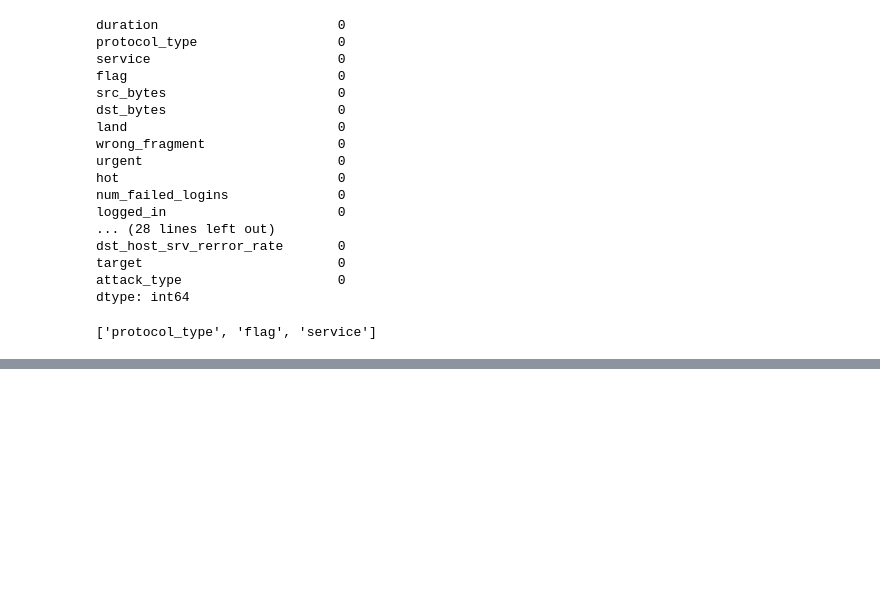
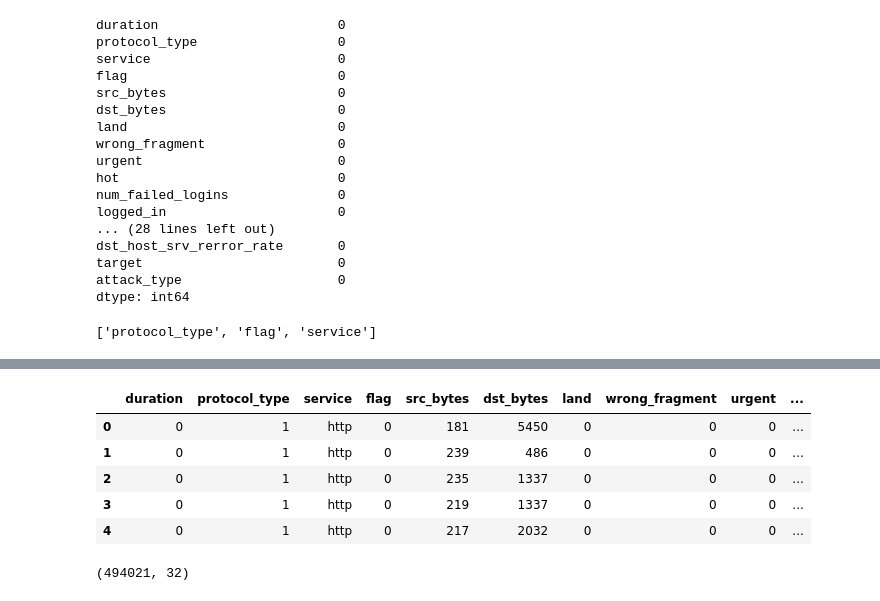
Before and after one commit to divyanshu1610/network-intrusion-detection-project, a Jupyter notebook: network_intrusion_detection_project.ipynb, the cells around one changed output, grey strips where cells are left out. Cells and saved outputs as stored; diff of their text form; code cells hidden in the pictures; blank space fills up the shorter version.

```diff
--- a/network_intrusion_detection_project.ipynb
+++ b/network_intrusion_detection_project.ipynb
@@ -164,0 +242,32 @@ CATEGORICAL FEATURES DISTRIBUTION
+# %%
+#This variable is highly correlated with num_compromised and should be ignored for analysis.
+#(Correlation = 0.9938277978738366)
+dataset.drop('num_root',axis = 1,inplace = True)
+
+#This variable is highly correlated with serror_rate and should be ignored for analysis.
+#(Correlation = 0.9983615072725952)
+dataset.drop('srv_serror_rate',axis = 1,inplace = True)
+
+#This variable is highly correlated with rerror_rate and should be ignored for analysis.
+#(Correlation = 0.9947309539817937)
+dataset.drop('srv_rerror_rate',axis = 1, inplace=True)
+
+#This variable is highly correlated with srv_serror_rate and should be ignored for analysis.
+#(Correlation = 0.9993041091850098)
+dataset.drop('dst_host_srv_serror_rate',axis = 1, inplace=True)
+
+#This variable is highly correlated with rerror_rate and should be ignored for analysis.
+#(Correlation = 0.9869947924956001)
+dataset.drop('dst_host_serror_rate',axis = 1, inplace=True)
+
+#This variable is highly correlated with srv_rerror_rate and should be ignored for analysis.
+#(Correlation = 0.9821663427308375)
+dataset.drop('dst_host_rerror_rate',axis = 1, inplace=True)
+
+#This variable is highly correlated with rerror_rate and should be ignored for analysis.
+#(Correlation = 0.9851995540751249)
+dataset.drop('dst_host_srv_rerror_rate',axis = 1, inplace=True)
+
+#This variable is highly correlated with srv_rerror_rate and should be ignored for analysis.
+#(Correlation = 0.9865705438845669)
+dataset.drop('dst_host_same_srv_rate',axis = 1, inplace=True)
@@ -164,0 +331,4 @@ CATEGORICAL FEATURES DISTRIBUTION
+# %%
+#protocol_type feature mapping
+pmap = {'icmp':0,'tcp':1,'udp':2}
+dataset['protocol_type'] = dataset['protocol_type'].map(pmap)
@@ -164,0 +350,12 @@ CATEGORICAL FEATURES DISTRIBUTION
+# %%
+fmap = {'SF':0,'S0':1,'REJ':2,'RSTR':3,'RSTO':4,'SH':5 ,'S1':6 ,'S2':7,'RSTOS0':8,'S3':9 ,'OTH':10}
+dataset['flag'] = dataset['flag'].map(fmap)
+# %%
+dataset.head()
+# %% [output]
+|  | duration | protocol_type | service | flag | src_bytes | dst_bytes | land | wrong_fragment | urgent | ... |
+| 0 | 0 | 1 | http | 0 | 181 | 5450 | 0 | 0 | 0 | ... |
+| 1 | 0 | 1 | http | 0 | 239 | 486 | 0 | 0 | 0 | ... |
+| 2 | 0 | 1 | http | 0 | 235 | 1337 | 0 | 0 | 0 | ... |
+| 3 | 0 | 1 | http | 0 | 219 | 1337 | 0 | 0 | 0 | ... |
+| 4 | 0 | 1 | http | 0 | 217 | 2032 | 0 | 0 | 0 | ... |
@@ -164,0 +364,4 @@ CATEGORICAL FEATURES DISTRIBUTION
+# %%
+dataset.shape
+# %% [output]
+(494021, 32)
```
Also changed, not shown: parts of 34 cells of this notebook.
